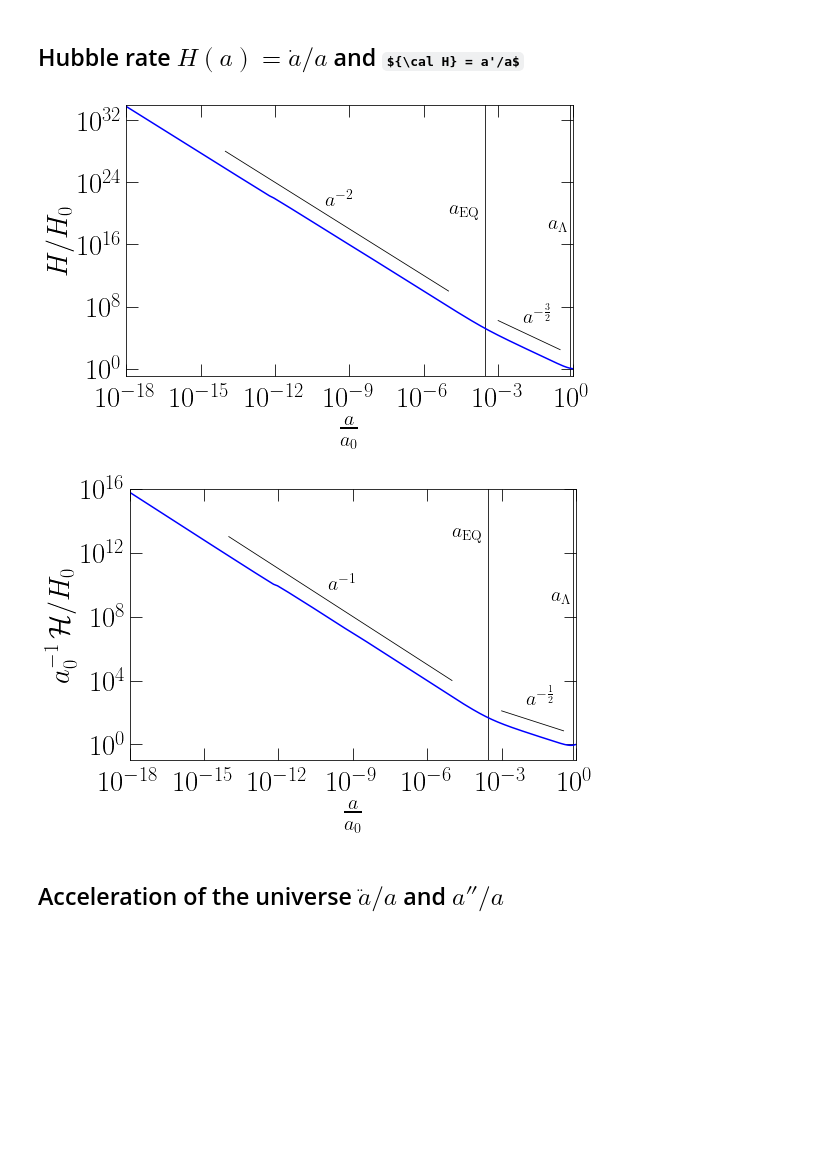
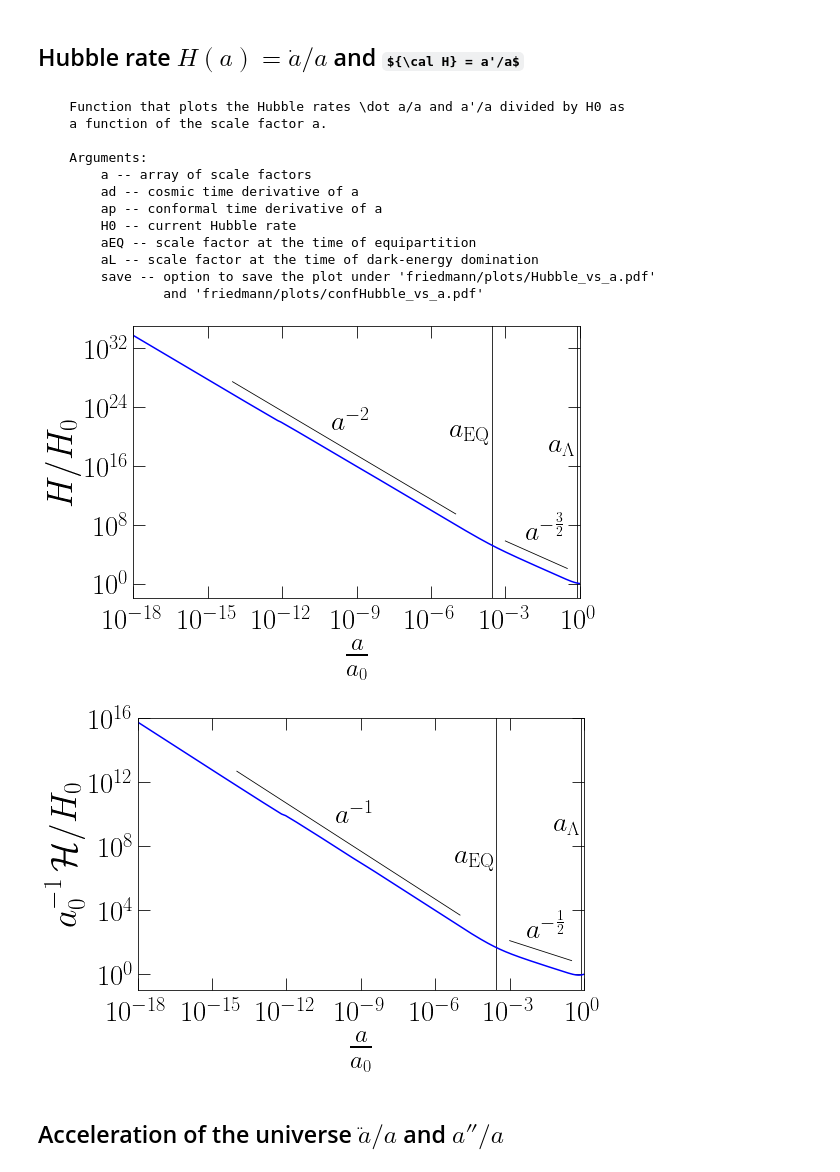
Before and after one commit to AlbertoRoper/GW_turbulence, a Jupyter notebook: cosmology/cosmology.ipynb, the cells around one changed output. Drawn from its saved outputs; the diff is of its cells as text; code cells hidden in the pictures; some formulas as TeX source; blank space fills up the shorter version.

```diff
--- a/cosmology/cosmology.ipynb
+++ b/cosmology/cosmology.ipynb
@@ -65,11 +69,11 @@ md("### We take the values at present time $\Omega_{\Lambda, 0} = %.4f$"%OmL0 +
 a = np.logspace(-20, 2, 10000)
 
 # compute energy density contributions as a ratio to present-time critical energy density
-Om_tot, Om_rad, Om_mat = co.Omega_vs_a(a, h0=h0, OmL0=OmL0, dofs=True, dir0=dir0, Neff=Neff)
+Om_tot, Om_rad, Om_mat = co.Omega_vs_a(a, h0=h0, OmL0=OmL0, dofs=True, Neff=Neff)
 
 # Using Friedmann equations, we compute the eos (w), and the time derivatives of the
 # scale factor
-w, ad, add, ap, app = co.friedmann(a, h0=h0, OmL0=OmL0, dofs=True, dir0=dir0, Neff=Neff)
+w, ad, add, ap, app = co.friedmann(a, h0=h0, OmL0=OmL0, dofs=True, Neff=Neff)
 
 # equipartition and lambda-domination can be defined as the epochs
 # at which the eos has an intermediate value
@@ -78,5 +82,6 @@ aEQ = np.interp(1/6, w[inds], a[inds])
 aL = np.interp(-.5, w[inds], a[inds])
 a_acc = np.interp(-1/3, w[inds], a[inds])
 
+print(co_pl.plot_Omega_vs_a.__doc__)
 co_pl.plot_Omega_vs_a(a, Om_tot, OmR0, OmM0, aEQ, aL, save=True)
 # %% [output]
@@ -107,10 +136,23 @@ md("### Equipartition occurs at: \n ### $\\frac{a_{\\rm EQ}}{a_0} = %.3f \\times
 ## Hubble rate $H(a) = \dot{a}/a$ and ${\cal H} = a'/a$
 # %%
 #### plot the Hubble and the conformal Hubble rates
-co_pl.plot_Hubble_vs_a(a, ad, H0, aL, aEQ, ap, save=True)
+print(co_pl.plot_Hubble_vs_a.__doc__)
+co_pl.plot_Hubble_vs_a(a, ad, ap, H0, aEQ, aL, save=True)
 # %% [output]
+    Function that plots the Hubble rates \dot a/a and a'/a divided by H0 as
+    a function of the scale factor a.
+
+    Arguments:
+        a -- array of scale factors
+        ad -- cosmic time derivative of a
+        ap -- conformal time derivative of a
+        H0 -- current Hubble rate
+        aEQ -- scale factor at the time of equipartition
+        aL -- scale factor at the time of dark-energy domination
+        save -- option to save the plot under 'friedmann/plots/Hubble_vs_a.pdf'
+                and 'friedmann/plots/confHubble_vs_a.pdf'
-[figure, old version]
+[figure, new version]
-[figure, old version]
+[figure, new version]
 # %% [markdown]
 ## Acceleration of the universe $\ddot{a}/a$ and $a''/a$
 # %% [markdown]
```
Also changed, not shown: parts of 15 cells of this notebook, 1 other file.
